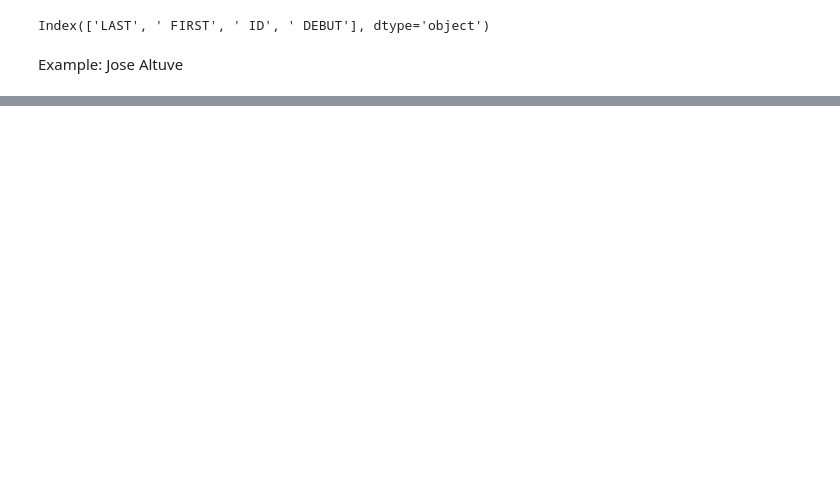
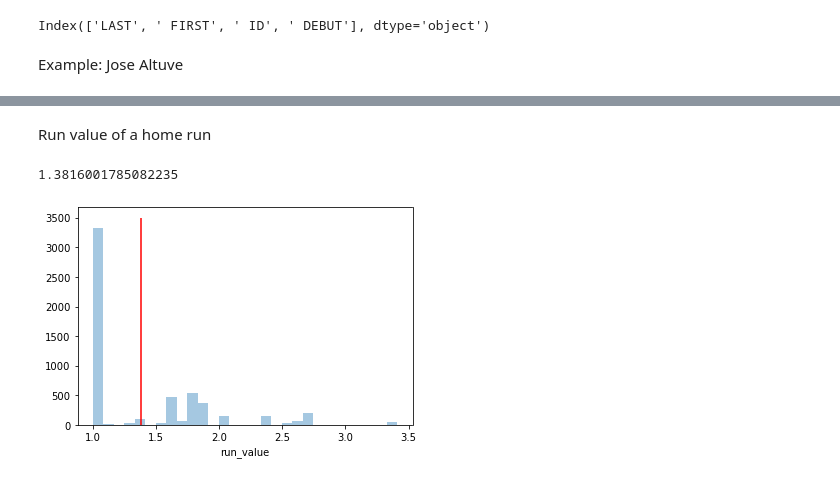
Before and after one commit to fonnesbeck/baseball, a Jupyter notebook: notebooks/Run Expectancy.ipynb, the cells around one changed output, grey strips where cells are left out. Drawn from its saved outputs; the diff is of its cells as text; code cells hidden in the pictures; blank space fills up the shorter version.

```diff
--- a/notebooks/Run Expectancy.ipynb
+++ b/notebooks/Run Expectancy.ipynb
@@ -211,0 +210,2 @@ runs.query('PA>=400')
+# %%
+home_runs = data2016.query('EVENT_CD==23')
@@ -211,0 +232,11 @@ runs.query('PA>=400')
+# %% [markdown]
+Run value of a home run
+# %%
+home_runs.run_value.mean()
+# %% [output]
+1.3816001785082235
+# %%
+ax = sns.distplot(home_runs.run_value, kde=False)
+ax.vlines(home_runs.run_value.mean(), ymin=0, ymax=ax.get_ylim()[1], color='r');
+# %% [output]
+[figure, added]
```
Also changed, not shown: parts of 14 cells of this notebook.
